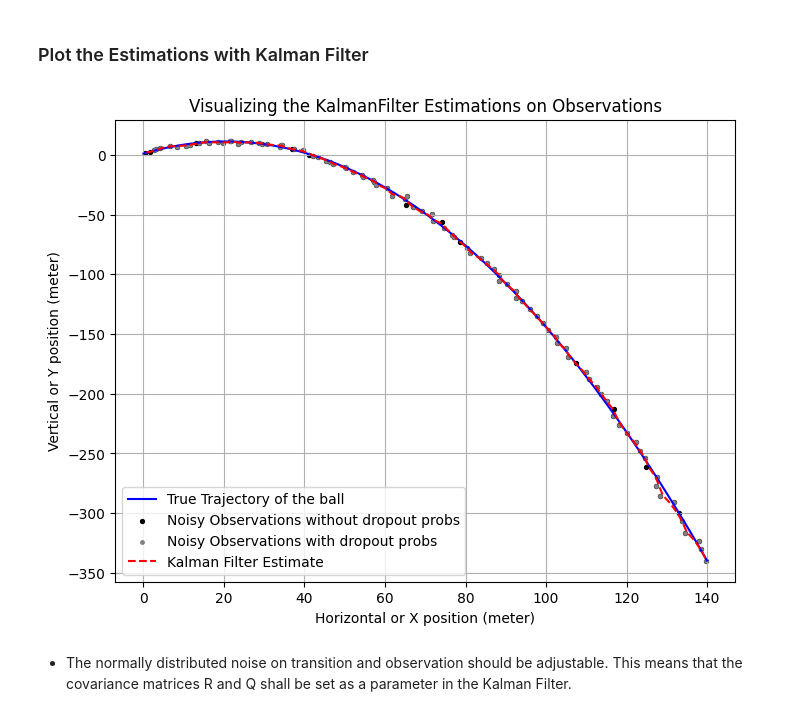
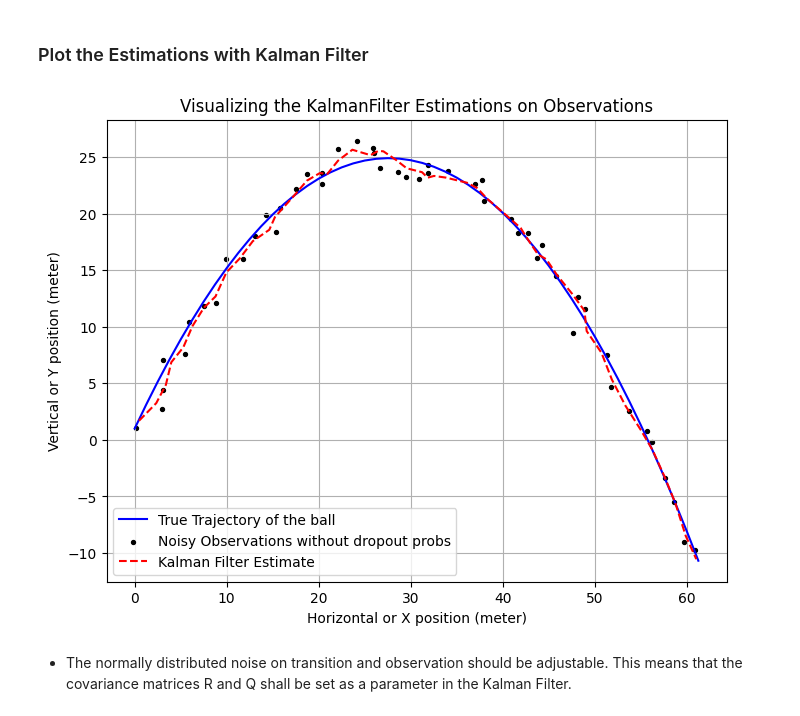
Before and after one commit to nadiahmdi/KalmanFilter, a Jupyter notebook: Kalman_Filter.ipynb, the cells around one changed output. Saved outputs shown, nothing was run; the diff lists cells and outputs as text; code cells hidden in the pictures.

```diff
--- a/Kalman_Filter.ipynb
+++ b/Kalman_Filter.ipynb
@@ -17,12 +18,12 @@ from kalmanfilter_script import *  # all functioned within the kalmanfilter scri
 # Define the required parameters
 g = 9.81  # Gravity (m/s^2)
 dt = 0.1  # Time step (ssecond)
-total_time = 10  # Total simulation time (second)
+total_time = 5  # Total simulation time (second)
 
 # Ball trajectory parameters
 launch_position = np.array([0, 1])  # Initial position of the ball in the coordinate system(x0, y0)
-launch_speed = 20  # Launch speed or the first speed and velocity in (meter/second)
-launch_angle = 45  # Launch angle (degrees)
+launch_speed = 25  # Launch speed or the first speed and velocity in (meter/second)
+launch_angle = 60  # Launch angle (degrees)
 
 true_positions_of_the_ball = simulate_ball_trajectory(dt, total_time, launch_position, launch_speed, launch_angle) # it shows the true positions of the ball
 simulate_ball_trajectory_plot(true_positions_of_the_ball) # it plots the true trajectory of the ball
@@ -31,7 +32,15 @@ simulate_ball_trajectory_plot(true_positions_of_the_ball) # it plots the true tr
 # %% [markdown]
 * Simulate the observation of the ball position (x,y as shown in the slides). The estimated ball position shall be subject to uncertainty and it shall be possible to parameterize this uncertainty. In addition, the time span between two observations shall be variable and the observations shall be able to drop out completely over a certain period of time.
 # %%
-obs_noise_std = np.array([0.8, 0.8])  # Standard deviation of observation noise
+obs_noise_std = np.array([0.9, 0.9])  # Standard deviation of observation noise
 observations_with_noise = simulate_observations_with_noise(true_positions_of_the_ball, obs_noise_std) # add the noise or uncertainty to the true positions of the ball
-simulate_observations_with_noise_plot(observations_with_noise) # it plots the observations with the added noise
+
+# it plots the observations with the added noise
+plt.plot(true_positions_of_the_ball[:, 0], true_positions_of_the_ball[:, 1])
+plt.scatter(observations_with_noise[:, 0], observations_with_noise[:, 1], c='black', s=10)
+plt.xlabel('Horizontal Positions (m)')
+plt.ylabel('Vertical Positions (m)')
+plt.title('observations_with_noise')
+plt.grid(True)
+plt.show()
 # %% [output]
@@ -99,6 +116,30 @@ x_hat_init = np.array([0, 1, vx0, vy0])
 
 # Initial state covariance matrix (n x n) or uncertainty in state estimation
 P_init = np.eye(4)
+
+
+
+# Define Kalman Filter parameters
+A = np.array([[1, 0, dt, 0],
+              [0, 1, 0, dt],
+              [0, 0, 1, 0],
+              [0, 0, 0, 1]])
+
+B = np.array([[0, 0],
+              [0, 0],
+              [0, 0],
+              [0, -g * dt]])
+
+H = np.array([[1, 0, 0, 0],
+              [0, 1, 0, 0]])
+
+# Define initial state and covariance
+x_hat_init = np.array([0, 1, vx0, vy0])
+P_init = np.eye(4)
+
+# Different Q and R values for testing
+Q_values = [np.diag([0.3, 0.3, 0.3, 0.3])]
+R_values = [np.diag([4.0, 4.0])]
 # %% [markdown]
 ### Instantiate the object of Kalman Filter Class
 # %%
@@ -122,18 +163,18 @@ kf_estimates = np.array(kf_estimates)
 # %%
 # Plot the Kalman Filter Estimation
 plt.figure(figsize=(8, 6))
 plt.plot(true_positions_of_the_ball[:, 0], true_positions_of_the_ball[:, 1], label='True Trajectory of the ball', color='blue')
 plt.scatter(observations_with_noise[:, 0], observations_with_noise[:, 1], label='Noisy Observations without dropout probs', color='black', s=8)
-plt.scatter(observations_with_noise_dropout[:, 0], observations_with_noise_dropout[:, 1], label='Noisy Observations with dropout probs', color='gray', s=6)
+#plt.scatter(observations_with_noise_dropout[:, 0], observations_with_noise_dropout[:, 1], label='Noisy Observations with dropout probs', color='gray', s=6)
 plt.plot(kf_estimates[:, 0], kf_estimates[:, 1], label='Kalman Filter Estimate', linestyle='--', color='r')
 plt.xlabel('Horizontal or X position (meter)')
 plt.ylabel('Vertical or Y position (meter)')
 plt.title('Visualizing the KalmanFilter Estimations on Observations')
 plt.legend()
 plt.grid()
 plt.show()
 # %% [output]
-[figure, old version]
+[figure, new version]
 # %% [markdown]
 *  The normally distributed noise on transition and observation should be adjustable. This means that the covariance matrices R and Q shall be set as a parameter in the Kalman Filter.
 # %%
```
Also changed, not shown: parts of 7 cells of this notebook.
